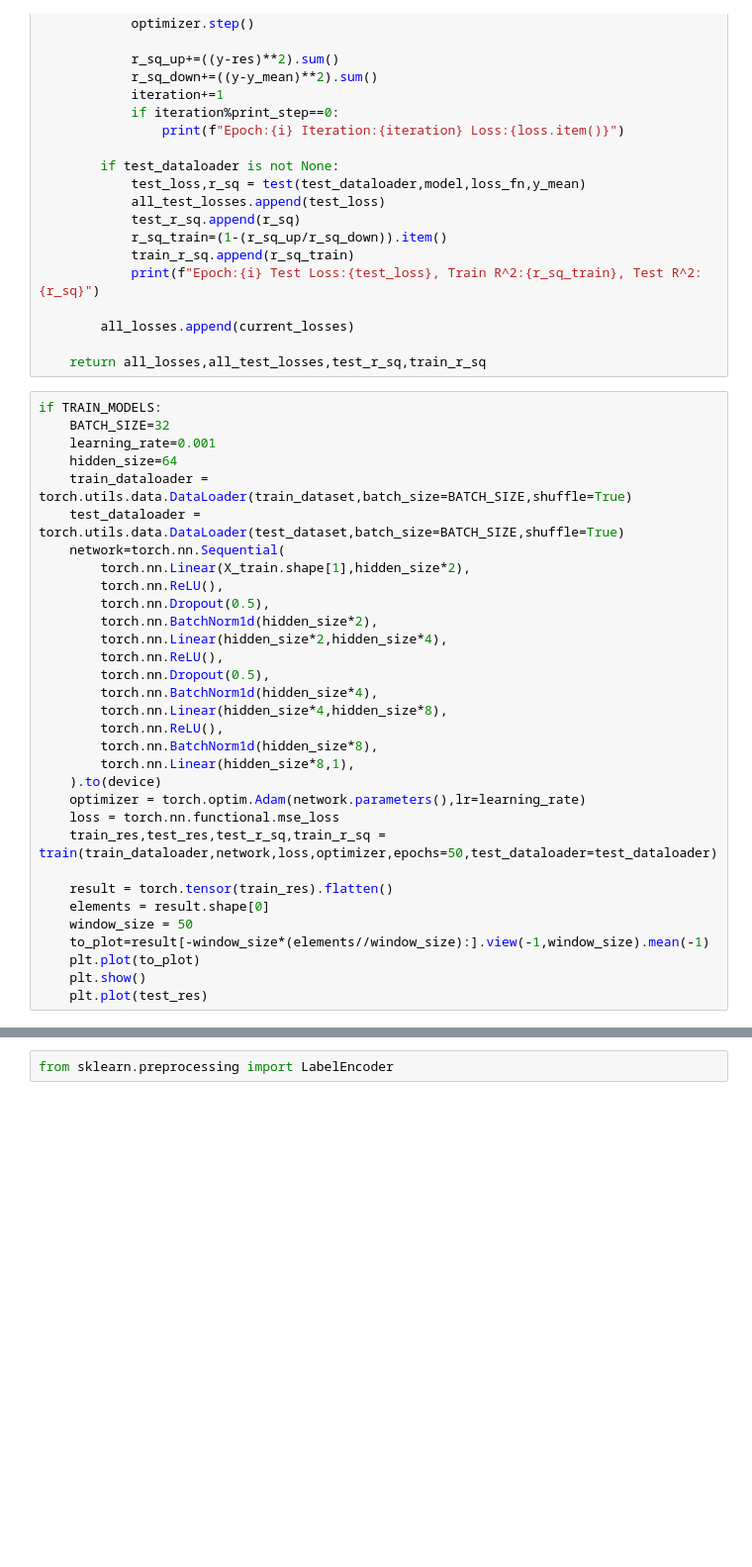
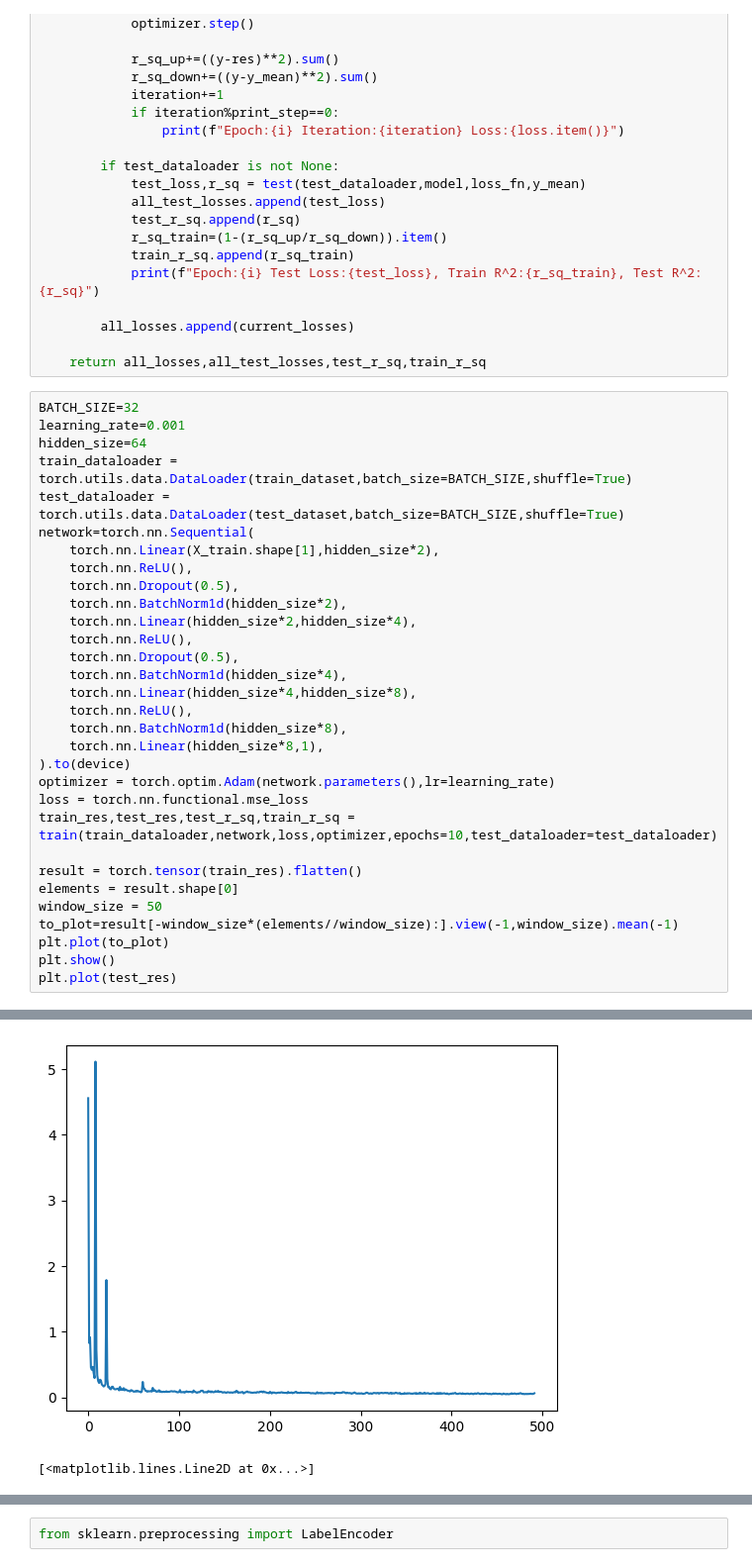
Before and after one commit to SashoVas/CarPricePrediction, a Jupyter notebook: neural_network.ipynb, the cells around one changed output, grey strips where cells are left out. Shown at 99% size. Cells and saved outputs as stored; diff of their text form; blank space fills up the shorter version.

```diff
--- a/neural_network.ipynb
+++ b/neural_network.ipynb
@@ -459,34 +462,34 @@ def train(dataloader,model,loss_fn,optimizer,epochs,print_step=100,test_dataload
 
     return all_losses,all_test_losses,test_r_sq,train_r_sq
 # %%
-if TRAIN_MODELS:
-    BATCH_SIZE=32
-    learning_rate=0.001
-    hidden_size=64
-    train_dataloader = torch.utils.data.DataLoader(train_dataset,batch_size=BATCH_SIZE,shuffle=True)
-    test_dataloader = torch.utils.data.DataLoader(test_dataset,batch_size=BATCH_SIZE,shuffle=True)
-    network=torch.nn.Sequential(
-        torch.nn.Linear(X_train.shape[1],hidden_size*2),
-        torch.nn.ReLU(),
-        torch.nn.Dropout(0.5),
-        torch.nn.BatchNorm1d(hidden_size*2),
-        torch.nn.Linear(hidden_size*2,hidden_size*4),
-        torch.nn.ReLU(),
-        torch.nn.Dropout(0.5),
-        torch.nn.BatchNorm1d(hidden_size*4),
-        torch.nn.Linear(hidden_size*4,hidden_size*8),
-        torch.nn.ReLU(),
-        torch.nn.BatchNorm1d(hidden_size*8),
-        torch.nn.Linear(hidden_size*8,1),
-    ).to(device)
-    optimizer = torch.optim.Adam(network.parameters(),lr=learning_rate)
-    loss = torch.nn.functional.mse_loss
-    train_res,test_res,test_r_sq,train_r_sq = train(train_dataloader,network,loss,optimizer,epochs=50,test_dataloader=test_dataloader)
+BATCH_SIZE=32
+learning_rate=0.001
+hidden_size=64
+train_dataloader = torch.utils.data.DataLoader(train_dataset,batch_size=BATCH_SIZE,shuffle=True)
+test_dataloader = torch.utils.data.DataLoader(test_dataset,batch_size=BATCH_SIZE,shuffle=True)
+network=torch.nn.Sequential(
+    torch.nn.Linear(X_train.shape[1],hidden_size*2),
+    torch.nn.ReLU(),
+    torch.nn.Dropout(0.5),
+    torch.nn.BatchNorm1d(hidden_size*2),
+    torch.nn.Linear(hidden_size*2,hidden_size*4),
+    torch.nn.ReLU(),
+    torch.nn.Dropout(0.5),
+    torch.nn.BatchNorm1d(hidden_size*4),
+    torch.nn.Linear(hidden_size*4,hidden_size*8),
+    torch.nn.ReLU(),
+    torch.nn.BatchNorm1d(hidden_size*8),
+    torch.nn.Linear(hidden_size*8,1),
+).to(device)
+optimizer = torch.optim.Adam(network.parameters(),lr=learning_rate)
+loss = torch.nn.functional.mse_loss
+train_res,test_res,test_r_sq,train_r_sq = train(train_dataloader,network,loss,optimizer,epochs=10,test_dataloader=test_dataloader)
 
-    result = torch.tensor(train_res).flatten()
-    elements = result.shape[0]
-    window_size = 50
-    to_plot=result[-window_size*(elements//window_size):].view(-1,window_size).mean(-1)
-    plt.plot(to_plot)
-    plt.show()
-    plt.plot(test_res)
+result = torch.tensor(train_res).flatten()
+elements = result.shape[0]
+window_size = 50
+to_plot=result[-window_size*(elements//window_size):].view(-1,window_size).mean(-1)
+plt.plot(to_plot)
+plt.show()
+plt.plot(test_res)
+# %% [output]
@@ -492,0 +513,2 @@ if TRAIN_MODELS:
+[figure, added]
+[<matplotlib.lines.Line2D at 0x...>]
```
Also changed, not shown: parts of 2 cells of this notebook, 2 other files.
